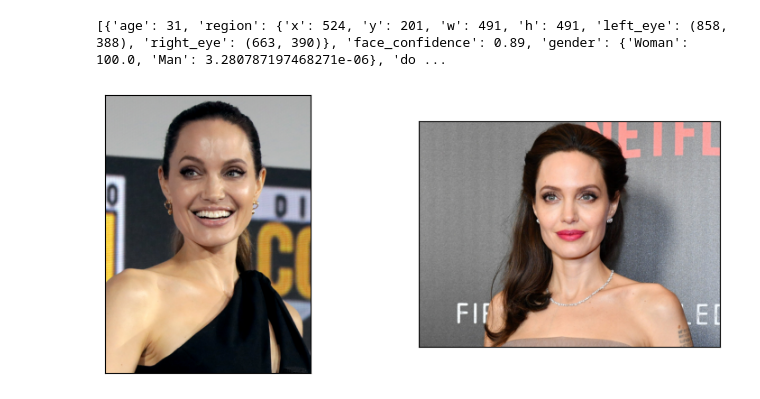
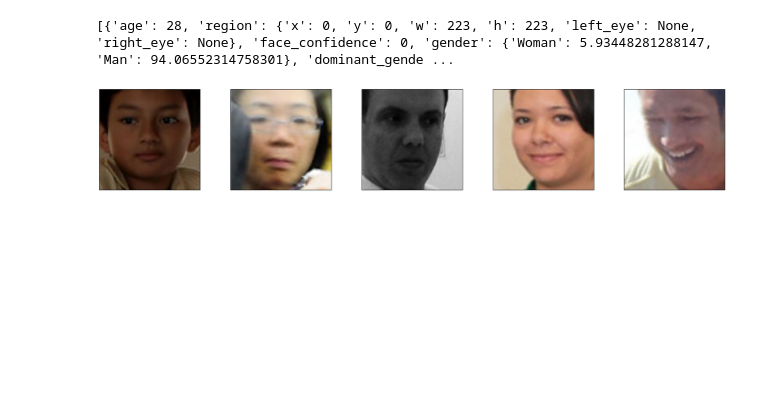
Before and after one commit to AntiAura/uni-aia, a Jupyter notebook: LIME.ipynb, the cells around one changed output. Saved outputs shown, nothing was run; the diff lists cells and outputs as text; code cells hidden in the pictures; blank space fills up the shorter version.

```diff
--- a/LIME.ipynb
+++ b/LIME.ipynb
@@ -16,26 +22,30 @@ from lime import lime_image
 from skimage.segmentation import mark_boundaries
 # %%
 objs = DeepFace.analyze(
-  img_path = "C:/Users/Michi/Desktop/Informatik/AI Act/DeepFace/img2.jpg",
-  actions = ['age', 'gender', 'race', 'emotion'],
+    img_path = "C:/Users/Michi/Desktop/Informatik/AI Act/DeepFace/images/2.jpg",
+    actions = ['age', 'gender', 'race', 'emotion'],
+    enforce_detection = False
 )
 
 print(objs)
 # %% [output]
-[{'age': 31, 'region': {'x': 524, 'y': 201, 'w': 491, 'h': 491, 'left_eye': (858, 388), 'right_eye': (663, 390)}, 'face_confidence': 0.89, 'gender': {'Woman': 100.0, 'Man': 3.280787197468271e-06}, 'do ...
+[{'age': 28, 'region': {'x': 0, 'y': 0, 'w': 223, 'h': 223, 'left_eye': None, 'right_eye': None}, 'face_confidence': 0, 'gender': {'Woman': 5.93448281288147, 'Man': 94.06552314758301}, 'dominant_gende ...
 # %%
 def get_image(path):
-    with open(os.path.abspath('C:/Users/Michi/Desktop/Informatik/AI Act/DeepFace/' + path), 'rb') as f:
+    with open(os.path.abspath('C:/Users/Michi/Desktop/Informatik/AI Act/DeepFace/images/' + path), 'rb') as f:
         with Image.open(f) as img:
             return img.convert('RGB')
 
 #get all .jpeg files in the data folder
-images = [get_image(i) for i in os.listdir('C:/Users/Michi/Desktop/Informatik/AI Act/DeepFace') if i.endswith('.jpg')]
+#images = [get_image(i) for i in os.listdir('C:/Users/Michi/Desktop/Informatik/AI Act/DeepFace/images') if i.endswith('.jpg')]
+images = [get_image('{}.jpg'.format(i)) for i in range(1,101)]
 
 # plot the images
 fig = plt.figure(figsize=(25, 4))
 for idx, img in enumerate(images):
+    if idx > 4:
+        break
     ax = fig.add_subplot(1, 5, idx+1, xticks=[], yticks=[])
     plt.imshow(img)
 # %% [output]
-[figure, old version]
+[figure, new version]
```
Also changed, not shown: parts of 16 cells of this notebook, 1 other file.
